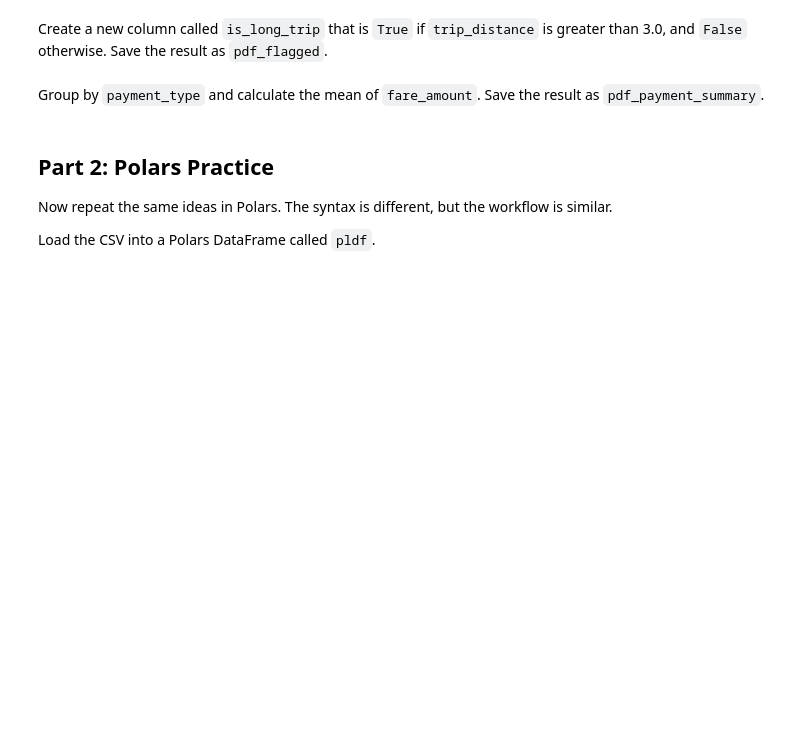
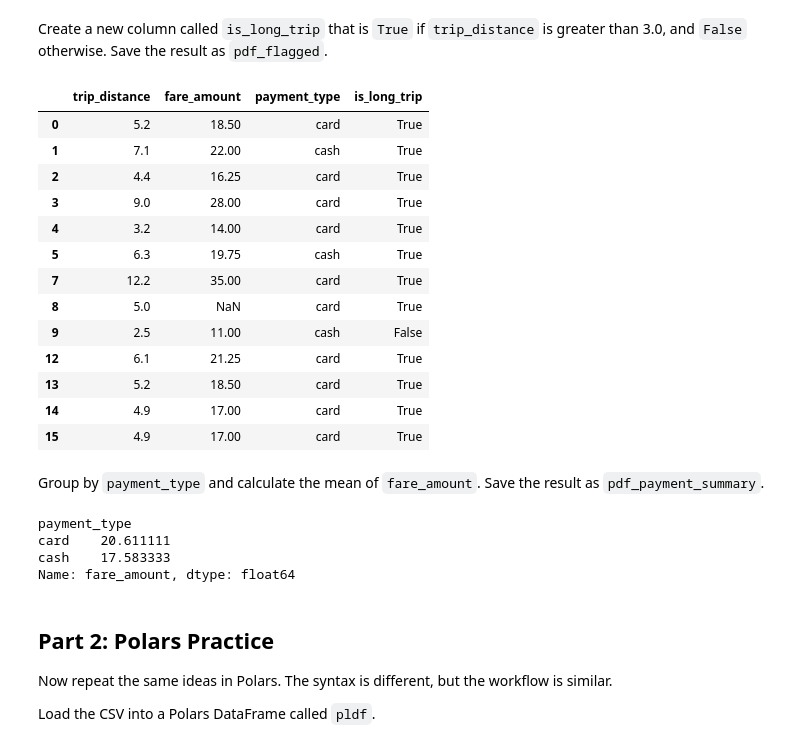
Before and after one commit to orlandojmarin/TechCatalyst_DE_2026, a Jupyter notebook: student-work/Week 3/Labs/Day 1/Activity_2_Pandas_Polars_Quick_Drills.ipynb, the cells around one changed output. Drawn from its saved outputs; the diff is of its cells as text; code cells hidden in the pictures; blank space fills up the shorter version.

```diff
--- a/student-work/Week 3/Labs/Day 1/Activity_2_Pandas_Polars_Quick_Drills.ipynb
+++ b/student-work/Week 3/Labs/Day 1/Activity_2_Pandas_Polars_Quick_Drills.ipynb
@@ -134,3 +134,6 @@ Filter `pdf_small` for rows where `trip_distance` is greater than 2.0. Save the
 # %%
 # TODO: filter pdf_small
 # Expected variable: pdf_filtered
+pdf_filtered = pdf_small.query("trip_distance > 2.0")
+
+pdf_filtered
@@ -139,11 +157,36 @@ Create a new column called `is_long_trip` that is `True` if `trip_distance` is g
 # %%
 # TODO: create pdf_flagged with an is_long_trip column
 # Expected variable: pdf_flagged
+pdf_flagged = pdf_filtered
+pdf_flagged["is_long_trip"] = pdf_filtered["trip_distance"] > 3.0
+pdf_flagged
+# %% [output]
+|  | trip_distance | fare_amount | payment_type | is_long_trip |
+| 0 | 5.2 | 18.50 | card | True |
+| 1 | 7.1 | 22.00 | cash | True |
+| 2 | 4.4 | 16.25 | card | True |
+| 3 | 9.0 | 28.00 | card | True |
+| 4 | 3.2 | 14.00 | card | True |
+| 5 | 6.3 | 19.75 | cash | True |
+| 7 | 12.2 | 35.00 | card | True |
+| 8 | 5.0 | NaN | card | True |
+| 9 | 2.5 | 11.00 | cash | False |
+| 12 | 6.1 | 21.25 | card | True |
+| 13 | 5.2 | 18.50 | card | True |
+| 14 | 4.9 | 17.00 | card | True |
+| 15 | 4.9 | 17.00 | card | True |
 # %% [markdown]
 Group by `payment_type` and calculate the mean of `fare_amount`. Save the result as `pdf_payment_summary`.
 # %%
 # TODO: group by payment_type and average fare_amount
 # Expected variable: pdf_payment_summary
+pdf_payment_summary = pdf_flagged.groupby("payment_type")["fare_amount"].mean()
+pdf_payment_summary
+# %% [output]
+payment_type
+card    20.611111
+cash    17.583333
+Name: fare_amount, dtype: float64
 # %% [markdown]
 ## Part 2: Polars Practice
 
```
Also changed, not shown: parts of 7 cells of this notebook.
